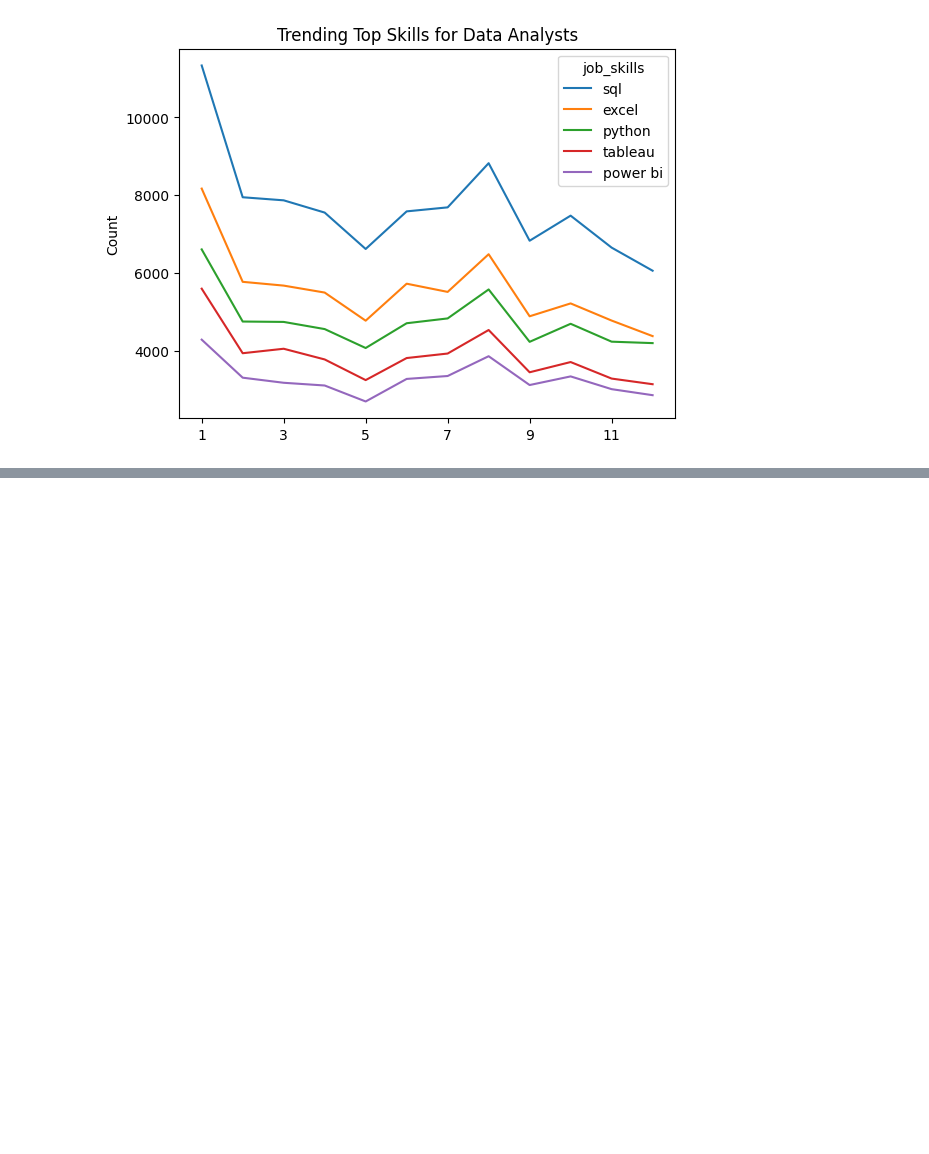
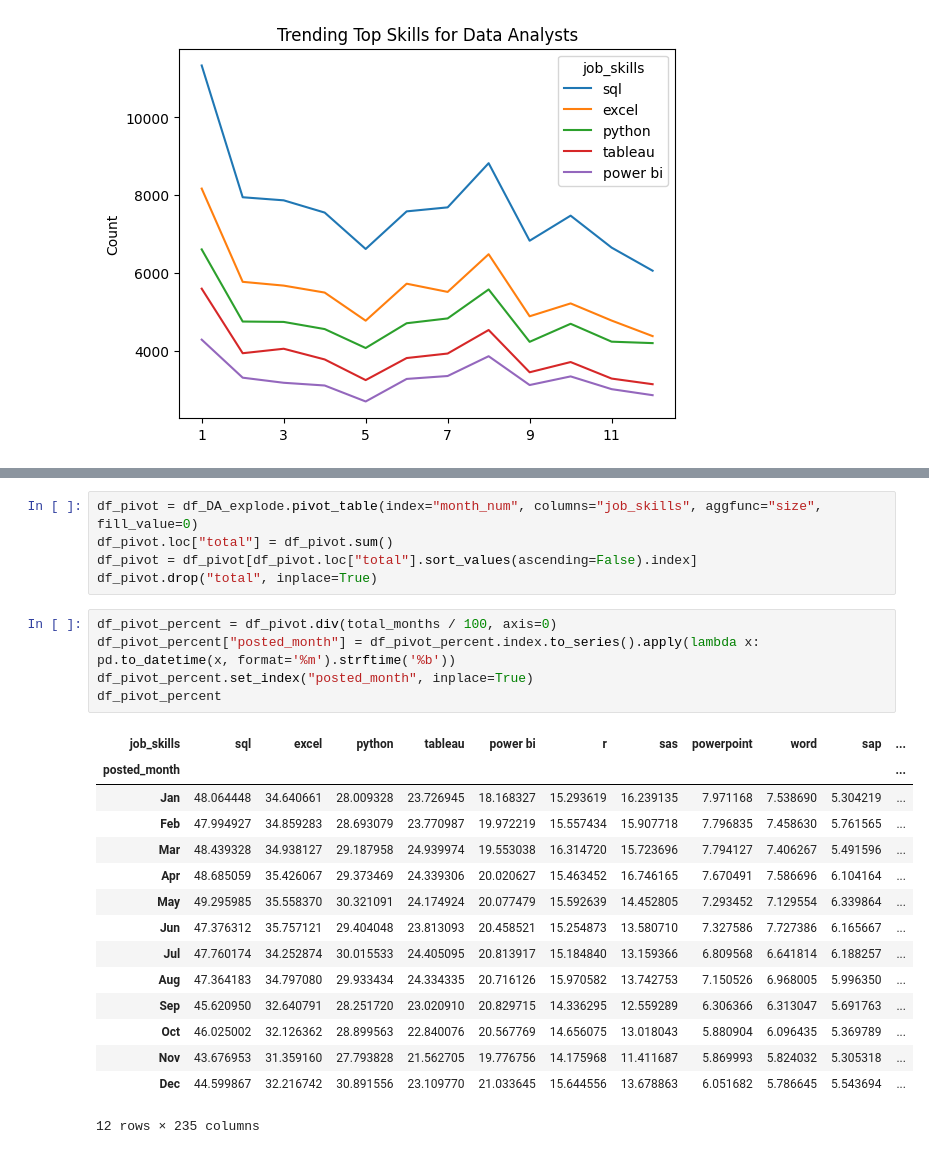
Before and after one commit to Bruno2204/Data_Jobs_Analysis, a Jupyter notebook: 3_Skills_Trend.ipynb, the cells around one changed output, grey strips where cells are left out. Drawn from its saved outputs; the diff is of its cells as text; blank space fills up the shorter version.

```diff
--- a/3_Skills_Trend.ipynb
+++ b/3_Skills_Trend.ipynb
@@ -75,0 +90,26 @@ Index([1, 2, 3, 4, 5, 6, 7, 8, 9, 10, 11, 12], dtype='object', name='month_num')
+# %%
+df_pivot = df_DA_explode.pivot_table(index="month_num", columns="job_skills", aggfunc="size", fill_value=0)
+df_pivot.loc["total"] = df_pivot.sum()
+df_pivot = df_pivot[df_pivot.loc["total"].sort_values(ascending=False).index]
+df_pivot.drop("total", inplace=True)
+# %%
+df_pivot_percent = df_pivot.div(total_months / 100, axis=0)
+df_pivot_percent["posted_month"] = df_pivot_percent.index.to_series().apply(lambda x: pd.to_datetime(x, format='%m').strftime('%b'))
+df_pivot_percent.set_index("posted_month", inplace=True)
+df_pivot_percent
+# %% [output]
+| job_skills | sql | excel | python | tableau | power bi | r | sas | powerpoint | word | sap | ... |
+| posted_month |  |  |  |  |  |  |  |  |  |  | ... |
+| Jan | 48.064448 | 34.640661 | 28.009328 | 23.726945 | 18.168327 | 15.293619 | 16.239135 | 7.971168 | 7.538690 | 5.304219 | ... |
+| Feb | 47.994927 | 34.859283 | 28.693079 | 23.770987 | 19.972219 | 15.557434 | 15.907718 | 7.796835 | 7.458630 | 5.761565 | ... |
+| Mar | 48.439328 | 34.938127 | 29.187958 | 24.939974 | 19.553038 | 16.314720 | 15.723696 | 7.794127 | 7.406267 | 5.491596 | ... |
+| Apr | 48.685059 | 35.426067 | 29.373469 | 24.339306 | 20.020627 | 15.463452 | 16.746165 | 7.670491 | 7.586696 | 6.104164 | ... |
+| May | 49.295985 | 35.558370 | 30.321091 | 24.174924 | 20.077479 | 15.592639 | 14.452805 | 7.293452 | 7.129554 | 6.339864 | ... |
+| Jun | 47.376312 | 35.757121 | 29.404048 | 23.813093 | 20.458521 | 15.254873 | 13.580710 | 7.327586 | 7.727386 | 6.165667 | ... |
+| Jul | 47.760174 | 34.252874 | 30.015533 | 24.405095 | 20.813917 | 15.184840 | 13.159366 | 6.809568 | 6.641814 | 6.188257 | ... |
+| Aug | 47.364183 | 34.797080 | 29.933434 | 24.334335 | 20.716126 | 15.970582 | 13.742753 | 7.150526 | 6.968005 | 5.996350 | ... |
+| Sep | 45.620950 | 32.640791 | 28.251720 | 23.020910 | 20.829715 | 14.336295 | 12.559289 | 6.306366 | 6.313047 | 5.691763 | ... |
+| Oct | 46.025002 | 32.126362 | 28.899563 | 22.840076 | 20.567769 | 14.656075 | 13.018043 | 5.880904 | 6.096435 | 5.369789 | ... |
+| Nov | 43.676953 | 31.359160 | 27.793828 | 21.562705 | 19.776756 | 14.175968 | 11.411687 | 5.869993 | 5.824032 | 5.305318 | ... |
+| Dec | 44.599867 | 32.216742 | 30.891556 | 23.109770 | 21.033645 | 15.644556 | 13.678863 | 6.051682 | 5.786645 | 5.543694 | ... |
+12 rows × 235 columns
```
Also changed, not shown: parts of 3 cells of this notebook, 2 other files.
